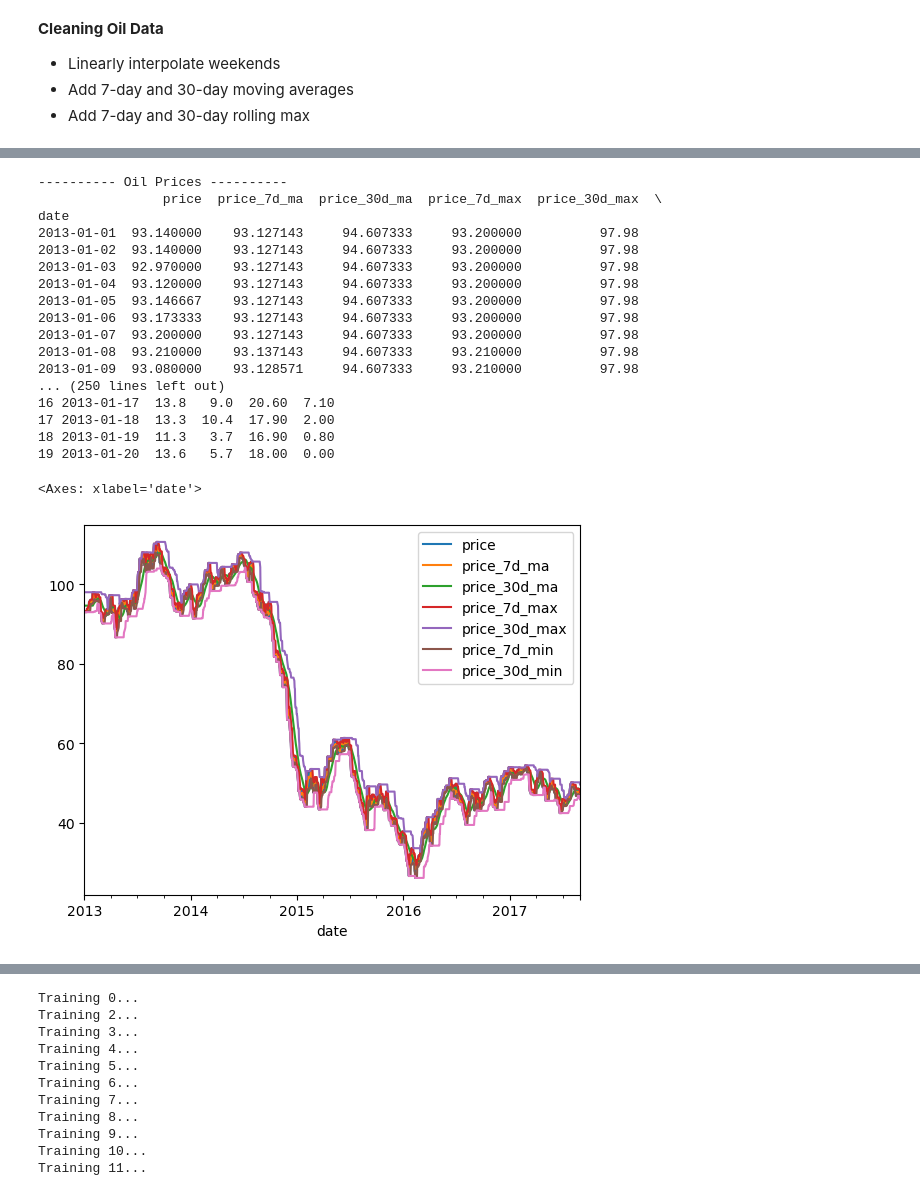
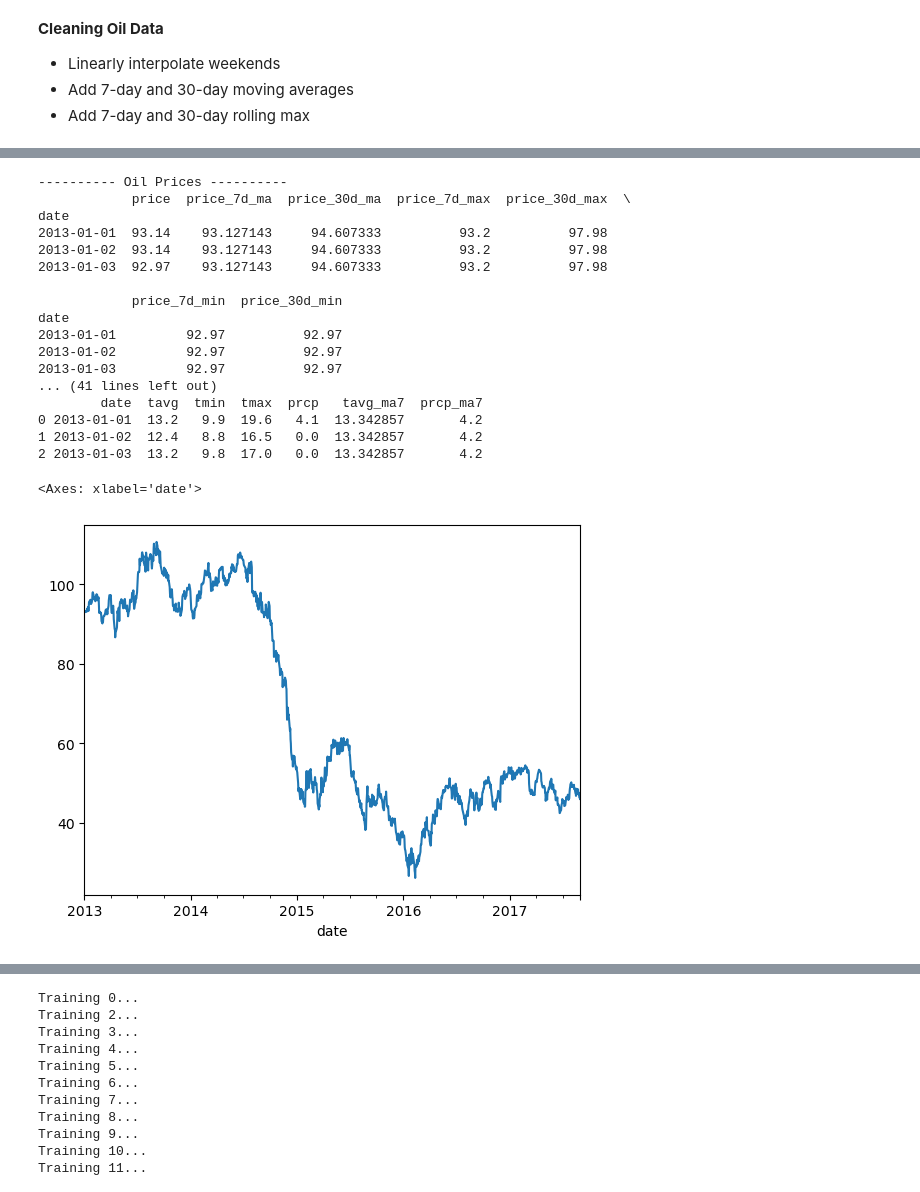
Before and after one commit to DylanZammit/kaggle-stores-sales-prediction, a Jupyter notebook: store-sales.ipynb, the cells around one changed output, grey strips where cells are left out. Saved outputs shown, nothing was run; the diff lists cells and outputs as text; code cells hidden in the pictures.

```diff
--- a/store-sales.ipynb
+++ b/store-sales.ipynb
@@ -205,7 +171,7 @@ df_cal['day_of_month'] = df_cal.index.map(lambda x: x.day)
 df_cal['is_wage_day'] = df_cal.index.map(lambda x: x.day in [15, calendar.monthrange(x.year, x.month)[1]])
 df_cal['is_wage_day_after'] = df_cal.is_wage_day.shift().fillna(False)
 # %%
-n = 20
+n = 3
 print('-'*10, 'Oil Prices', '-'*10)
 print(df_oil.head(n))
 print('-'*10, 'Calendar', '-'*10)
@@ -224,27 +190,27 @@ print('-'*10, 'Weather', '-'*10)
 print(df_weather.head(n))
 # %% [output]
 ---------- Oil Prices ----------
-                price  price_7d_ma  price_30d_ma  price_7d_max  price_30d_max  \
+            price  price_7d_ma  price_30d_ma  price_7d_max  price_30d_max  \
 date
-2013-01-01  93.140000    93.127143     94.607333     93.200000          97.98
-2013-01-02  93.140000    93.127143     94.607333     93.200000          97.98
-2013-01-03  92.970000    93.127143     94.607333     93.200000          97.98
-2013-01-04  93.120000    93.127143     94.607333     93.200000          97.98
-2013-01-05  93.146667    93.127143     94.607333     93.200000          97.98
-2013-01-06  93.173333    93.127143     94.607333     93.200000          97.98
-2013-01-07  93.200000    93.127143     94.607333     93.200000          97.98
-2013-01-08  93.210000    93.137143     94.607333     93.210000          97.98
-2013-01-09  93.080000    93.128571     94.607333     93.210000          97.98
-... (250 lines left out)
-16 2013-01-17  13.8   9.0  20.60  7.10
-17 2013-01-18  13.3  10.4  17.90  2.00
-18 2013-01-19  11.3   3.7  16.90  0.80
-19 2013-01-20  13.6   5.7  18.00  0.00
+2013-01-01  93.14    93.127143     94.607333          93.2          97.98
+2013-01-02  93.14    93.127143     94.607333          93.2          97.98
+2013-01-03  92.97    93.127143     94.607333          93.2          97.98
+
+            price_7d_min  price_30d_min
+date
+2013-01-01         92.97          92.97
+2013-01-02         92.97          92.97
+2013-01-03         92.97          92.97
+... (41 lines left out)
+        date  tavg  tmin  tmax  prcp   tavg_ma7  prcp_ma7
+0 2013-01-01  13.2   9.9  19.6   4.1  13.342857       4.2
+1 2013-01-02  12.4   8.8  16.5   0.0  13.342857       4.2
+2 2013-01-03  13.2   9.8  17.0   0.0  13.342857       4.2
 # %%
-df_oil.plot()
+df_oil['price'].plot()
 # %% [output]
 <Axes: xlabel='date'>
-[figure, old version]
+[figure, new version]
 # %%
 def preprocess(df_in, label_encoder_map=None):
     print('merging...')
```
Also changed, not shown: parts of 34 cells of this notebook.
